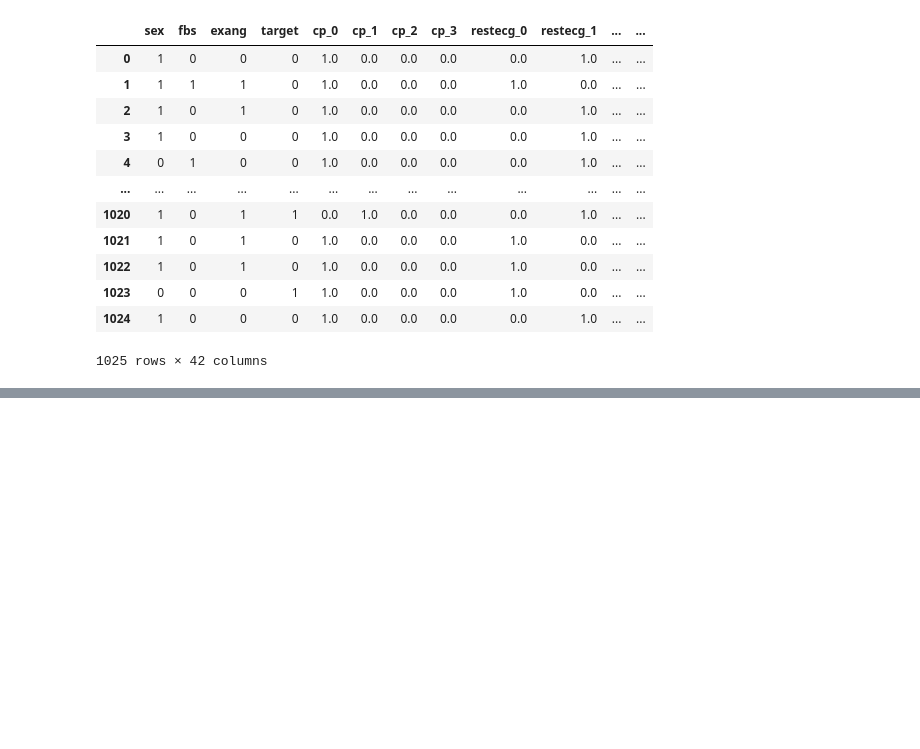
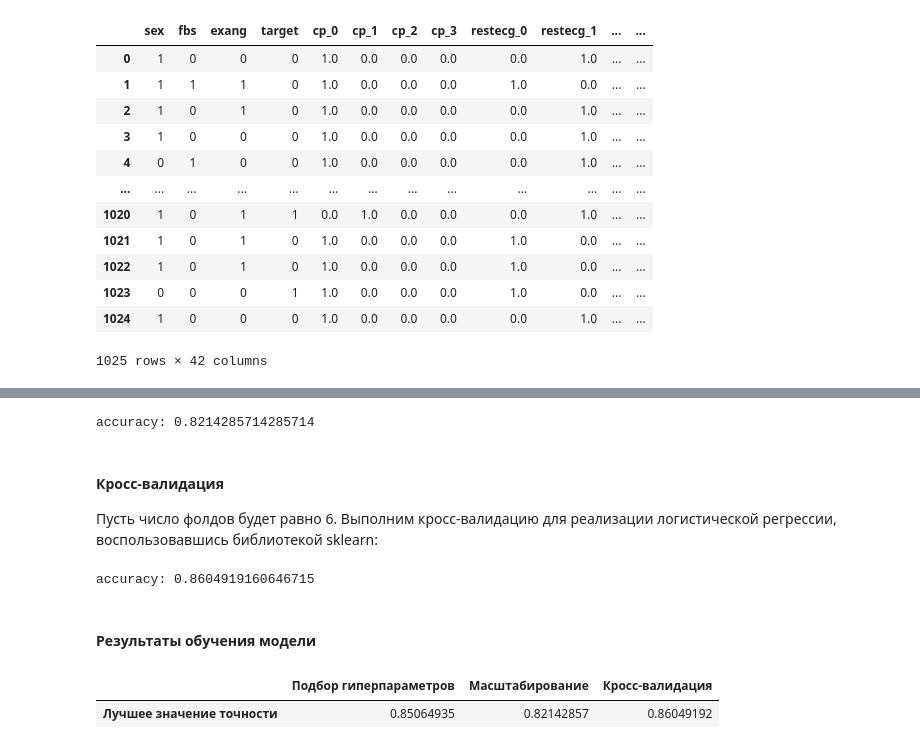
Before and after one commit to daniil-steperev/-SPBU-Machine-Learning-Homework, a Jupyter notebook: [Task2] Classification/Classification.ipynb, the cells around one changed output, grey strips where cells are left out. Cells and saved outputs as stored; diff of their text form; code cells hidden in the pictures; blank space fills up the shorter version.

Commit message:
Added logistic regression method implementation, Used hyperparametrs, cross-validation and scaling

```diff
--- a/[Task2] Classification/Classification.ipynb
+++ b/[Task2] Classification/Classification.ipynb
@@ -840,0 +937,54 @@ df
+# %%
+from sklearn.preprocessing import StandardScaler
+
+scaler = StandardScaler()
+
+x_train_scaled = scaler.fit_transform(x_train)
+x_test_scaled = scaler.transform(x_test)
+
+model = LogisticRegressionImpl(best_alpha, best_iterations)
+model.fit(x_train_scaled, y_train)
+
+y_pred_regression = model.predict(x_test_scaled)
+
+scaled_accuracy = accuracy_score(y_test, y_pred_regression)
+
+print(f'accuracy: {scaled_accuracy}')
+# %% [output]
+accuracy: 0.8214285714285714
+# %% [markdown]
+#### Кросс-валидация
+
+Пусть число фолдов будет равно 6. Выполним кросс-валидацию для реализации логистической регрессии, воспользовавшись библиотекой sklearn:
+# %%
+from sklearn.model_selection import KFold
+
+accuracies = []
+cv = KFold(n_splits = 6, random_state = 19, shuffle = True)
+
+for train_index, test_index in cv.split(x):
+    x_train_tmp, x_test_tmp = x.iloc[train_index], x.iloc[test_index]
+    y_train_tmp, y_test_tmp = y.iloc[train_index], y.iloc[test_index]
+
+    model = LogisticRegressionImpl(best_alpha, best_iterations)
+    model.fit(x_train_tmp, y_train_tmp)
+    y_pred_tmp = model.predict(x_test_tmp)
+
+    accuracies.append(accuracy_score(y_test_tmp, y_pred_tmp))
+
+cv_accuracy = np.mean(accuracies)
+print(f'accuracy: {cv_accuracy}')
+# %% [output]
+accuracy: 0.8604919160646715
+# %% [markdown]
+#### Результаты обучения модели
+# %%
+res_dict = {'Подбор гиперпараметров':[hyper_best_accuracy], 'Масштабирование':[scaled_accuracy], 'Кросс-валидация':[cv_accuracy]}
+
+result = pd.DataFrame(res_dict)
+result.index = ['Лучшее значение точности']
+# %%
+result.style.format("{:.8f}")
+# %% [output]
+|  | Подбор гиперпараметров | Масштабирование | Кросс-валидация |
+| Лучшее значение точности | 0.85064935 | 0.82142857 | 0.86049192 |
```
Also changed, not shown: parts of 12 cells of this notebook.
